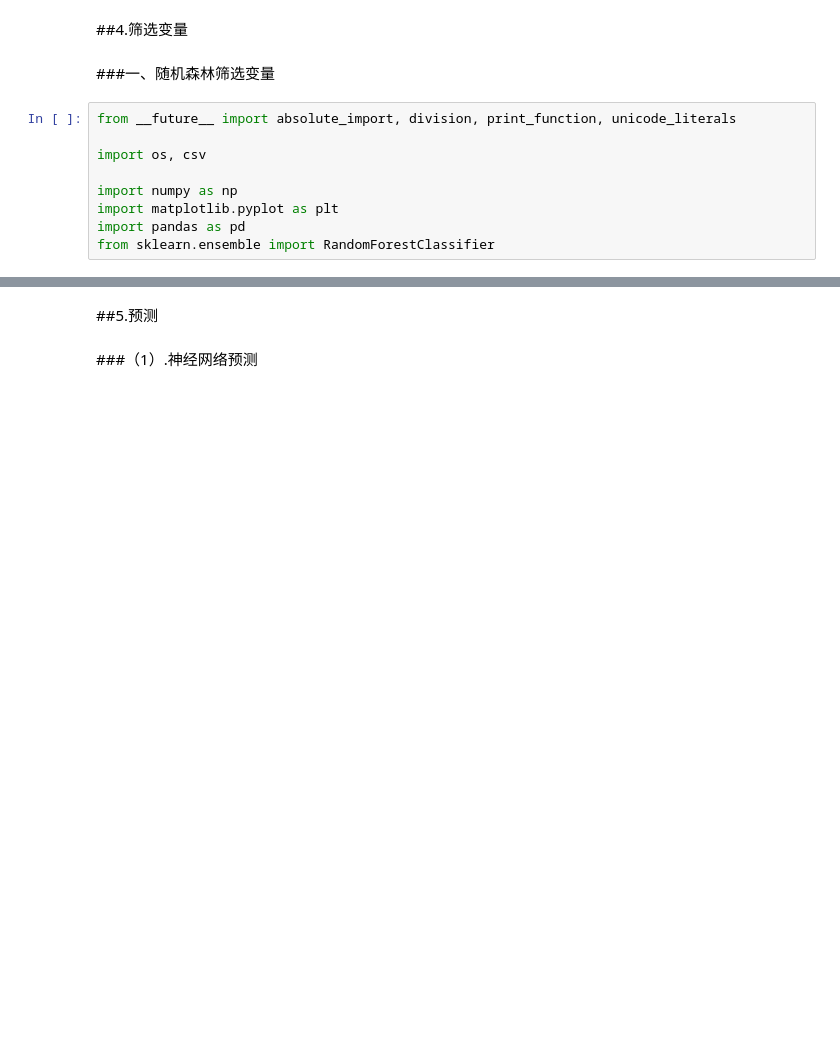
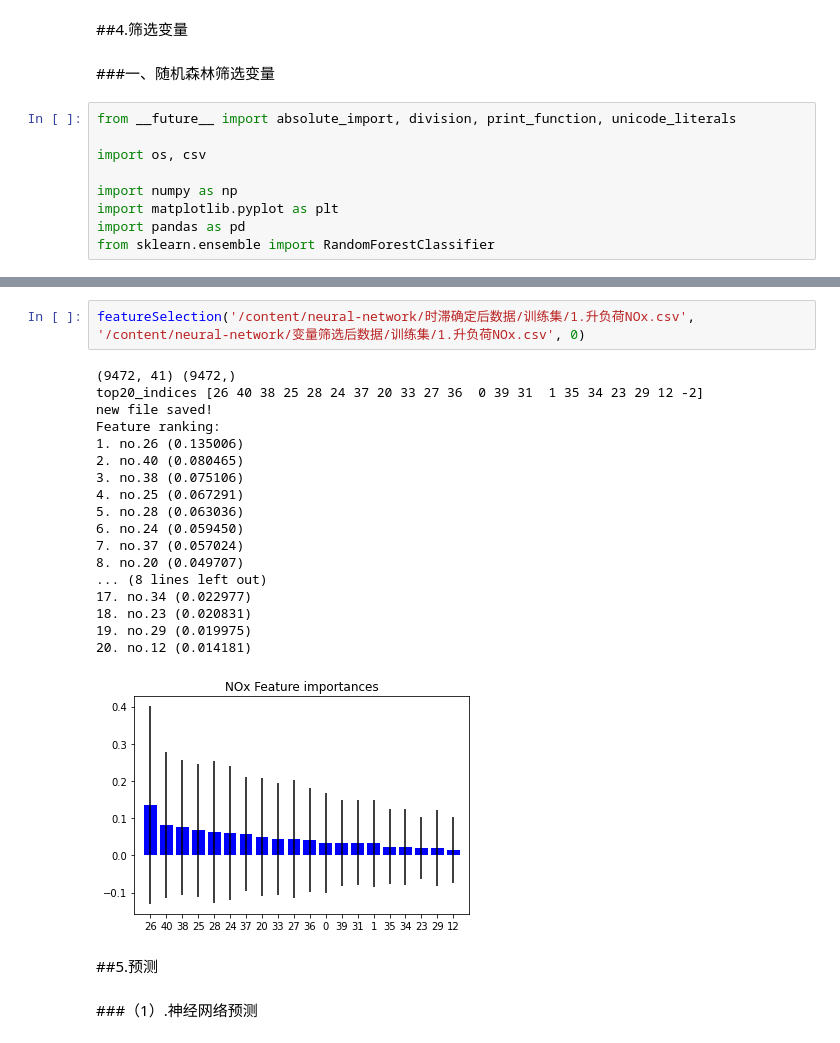
Before and after one commit to frdmu/neural-network, a Jupyter notebook: 预测.ipynb, the cells around one changed output, grey strips where cells are left out. Saved outputs shown, nothing was run; the diff lists cells and outputs as text; blank space fills up the shorter version.

```diff
--- a/预测.ipynb
+++ b/预测.ipynb
@@ -349,3 +316,24 @@ FileNotFoundError: ignored
+# %%
+featureSelection('/content/neural-network/时滞确定后数据/训练集/1.升负荷NOx.csv', '/content/neural-network/变量筛选后数据/训练集/1.升负荷NOx.csv', 0)
+# %% [output]
+(9472, 41) (9472,)
+top20_indices [26 40 38 25 28 24 37 20 33 27 36  0 39 31  1 35 34 23 29 12 -2]
+new file saved!
+Feature ranking:
+1. no.26 (0.135006)
+2. no.40 (0.080465)
+3. no.38 (0.075106)
+4. no.25 (0.067291)
+5. no.28 (0.063036)
+6. no.24 (0.059450)
+7. no.37 (0.057024)
+8. no.20 (0.049707)
+... (8 lines left out)
+17. no.34 (0.022977)
+18. no.23 (0.020831)
+19. no.29 (0.019975)
+20. no.12 (0.014181)
+[figure, added]
 # %% [markdown]
 ##5.预测
 # %% [markdown]
```
Also changed, not shown: parts of 12 cells of this notebook.
